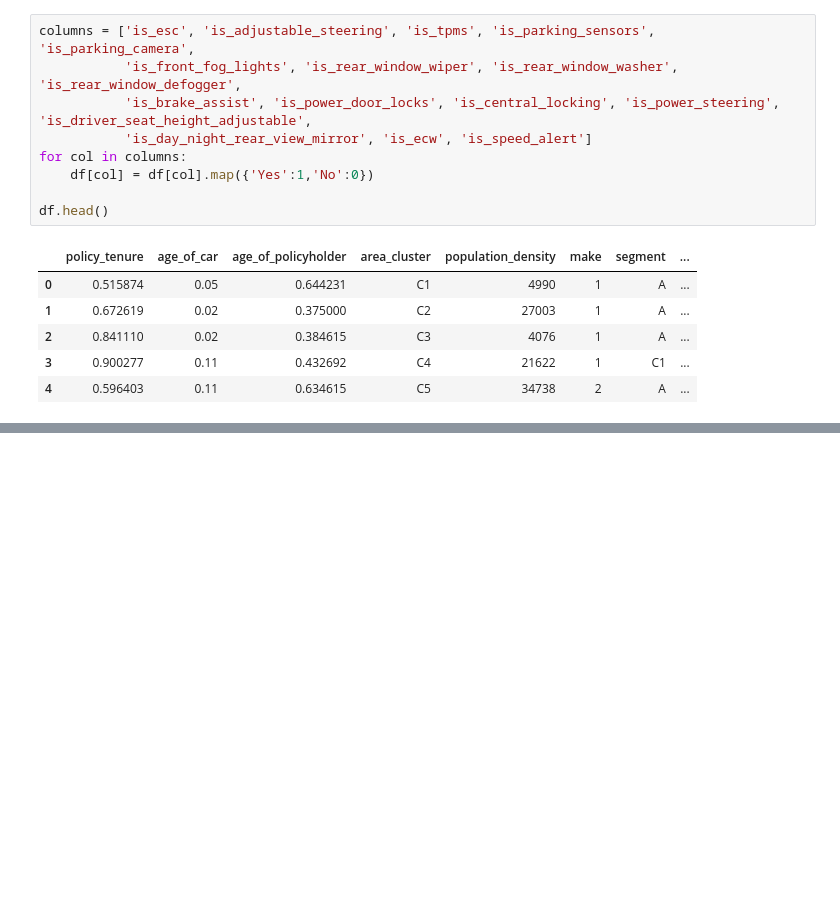
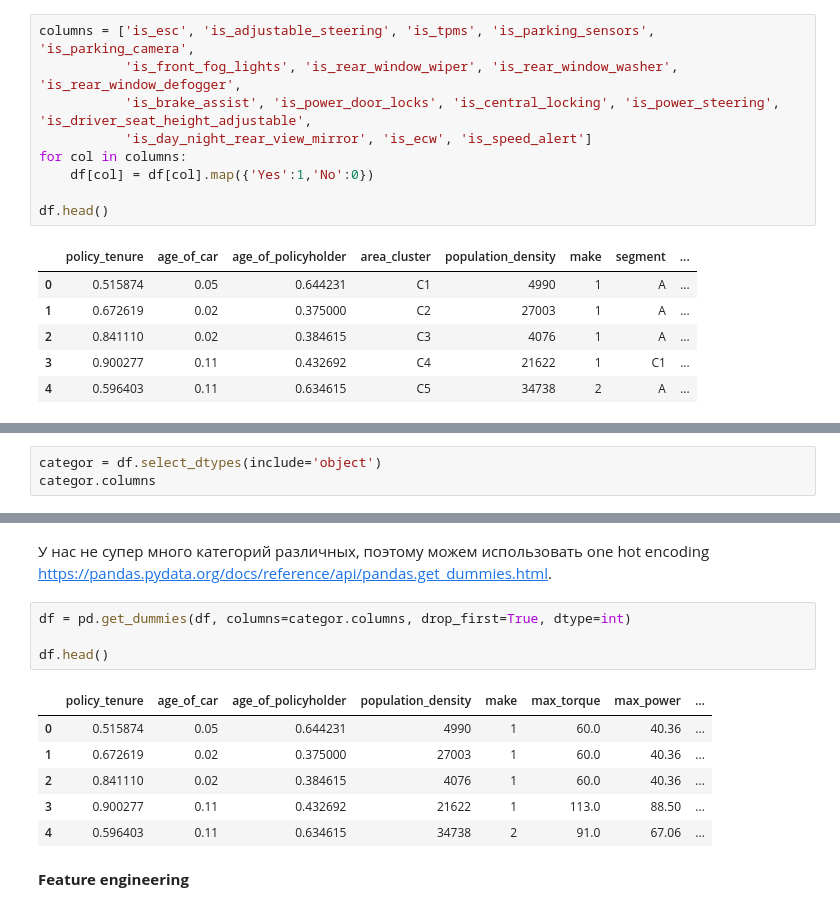
Before and after one commit to zolzayada/GP5_cool_cool_DL, a Jupyter notebook: EDA.ipynb, the cells around one changed output, grey strips where cells are left out. Saved outputs shown, nothing was run; the diff lists cells and outputs as text; blank space fills up the shorter version.

Commit message:
Добавилен one hot encoding

```diff
--- a/EDA.ipynb
+++ b/EDA.ipynb
@@ -234,0 +235,3 @@ df.head()
+# %%
+categor = df.select_dtypes(include='object')
+categor.columns
@@ -234,0 +254,15 @@ df.head()
+# %% [markdown]
+У нас не супер много категорий различных, поэтому можем использовать one hot encoding https://pandas.pydata.org/docs/reference/api/pandas.get_dummies.html.
+# %%
+df = pd.get_dummies(df, columns=categor.columns, drop_first=True, dtype=int)
+
+df.head()
+# %% [output]
+|  | policy_tenure | age_of_car | age_of_policyholder | population_density | make | max_torque | max_power | ... |
+| 0 | 0.515874 | 0.05 | 0.644231 | 4990 | 1 | 60.0 | 40.36 | ... |
+| 1 | 0.672619 | 0.02 | 0.375000 | 27003 | 1 | 60.0 | 40.36 | ... |
+| 2 | 0.841110 | 0.02 | 0.384615 | 4076 | 1 | 60.0 | 40.36 | ... |
+| 3 | 0.900277 | 0.11 | 0.432692 | 21622 | 1 | 113.0 | 88.50 | ... |
+| 4 | 0.596403 | 0.11 | 0.634615 | 34738 | 2 | 91.0 | 67.06 | ... |
+# %% [markdown]
+**Feature engineering**
```
Also changed, not shown: parts of 3 cells of this notebook.
